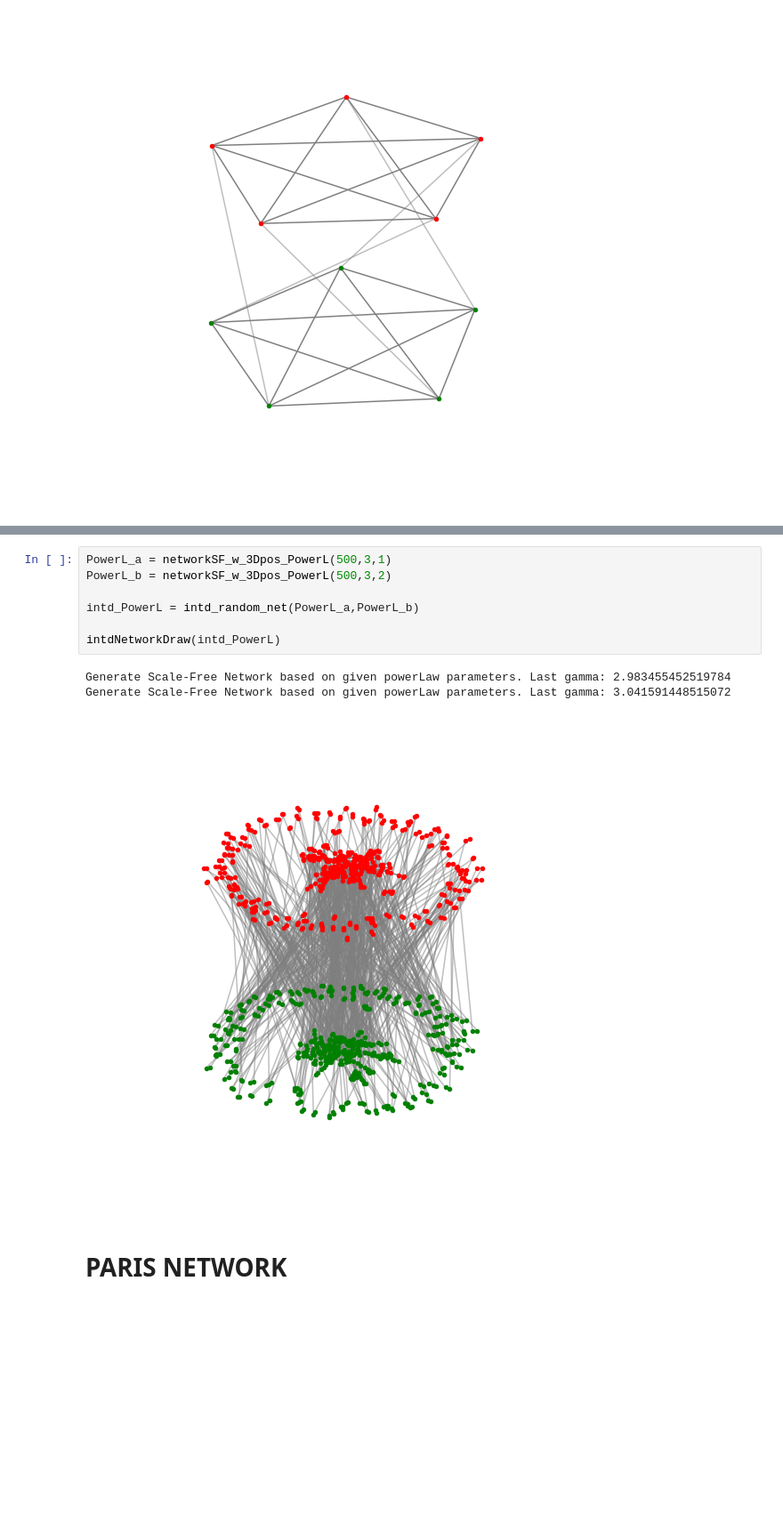
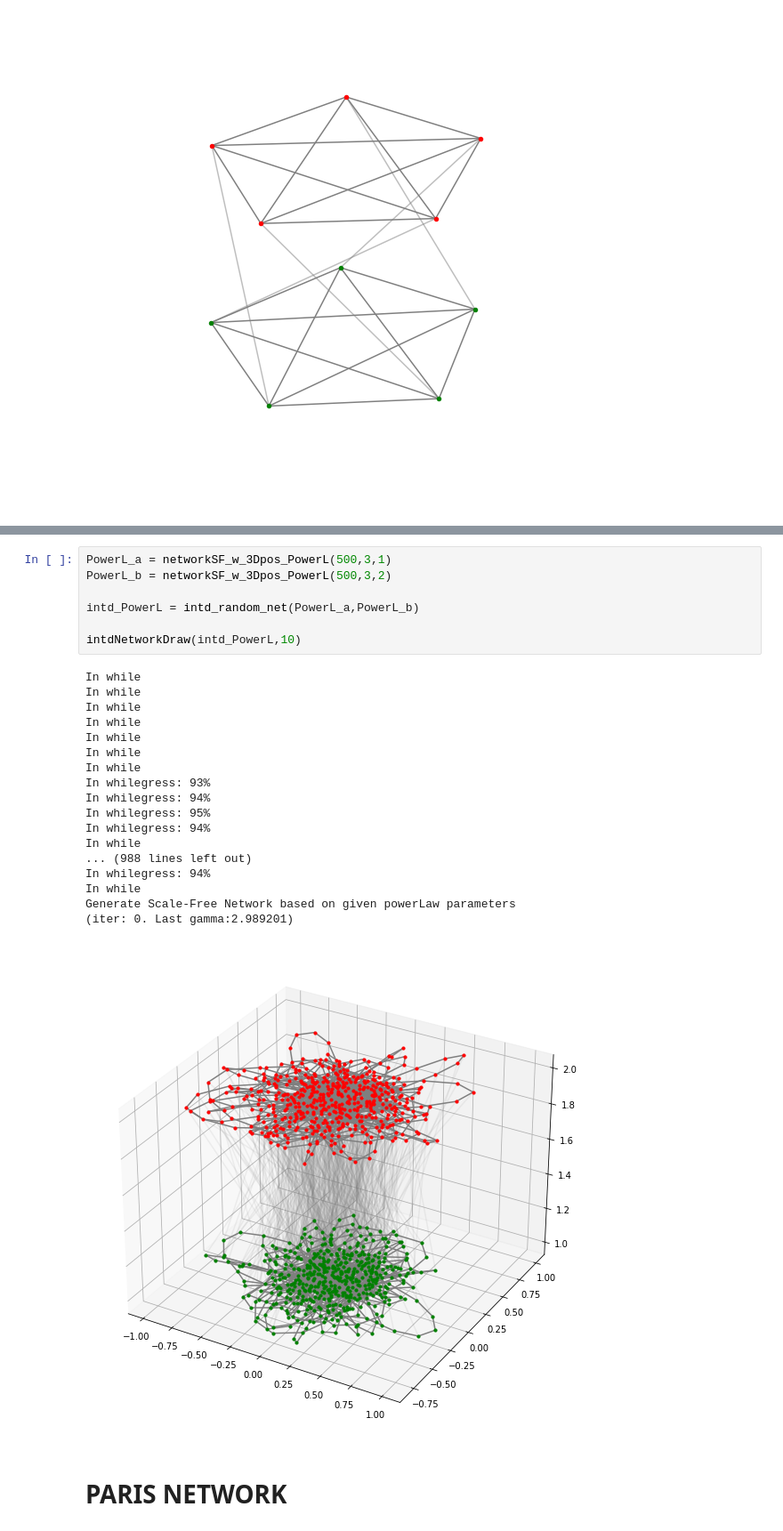
Before and after one commit to pbonazzi/network-cascade-failure, a Jupyter notebook: notebooks/test.ipynb, the cells around one changed output, grey strips where cells are left out. Shown at 89% size. Drawn from its saved outputs; the diff is of its cells as text; blank space fills up the shorter version.

```diff
--- a/notebooks/test.ipynb
+++ b/notebooks/test.ipynb
@@ -35,13 +35,28 @@ intdNetworkDraw(intd_BA)
 # %%
 PowerL_a = networkSF_w_3Dpos_PowerL(500,3,1)
 PowerL_b = networkSF_w_3Dpos_PowerL(500,3,2)
 
 intd_PowerL = intd_random_net(PowerL_a,PowerL_b)
 
-intdNetworkDraw(intd_PowerL)
+intdNetworkDraw(intd_PowerL,10)
 # %% [output]
-Generate Scale-Free Network based on given powerLaw parameters. Last gamma: 2.983455452519784
-Generate Scale-Free Network based on given powerLaw parameters. Last gamma: 3.041591448515072
+In while
+In while
+In while
+In while
+In while
+In while
+In while
+In whilegress: 93%
+In whilegress: 94%
+In whilegress: 95%
+In whilegress: 94%
+In while
+... (988 lines left out)
+In whilegress: 94%
+In while
+Generate Scale-Free Network based on given powerLaw parameters
+(iter: 0. Last gamma:2.989201)
-[figure, old version]
+[figure, new version]
 # %% [markdown]
 # PARIS NETWORK
```
Also changed, not shown: parts of 1 cell of this notebook, 2 other files.
